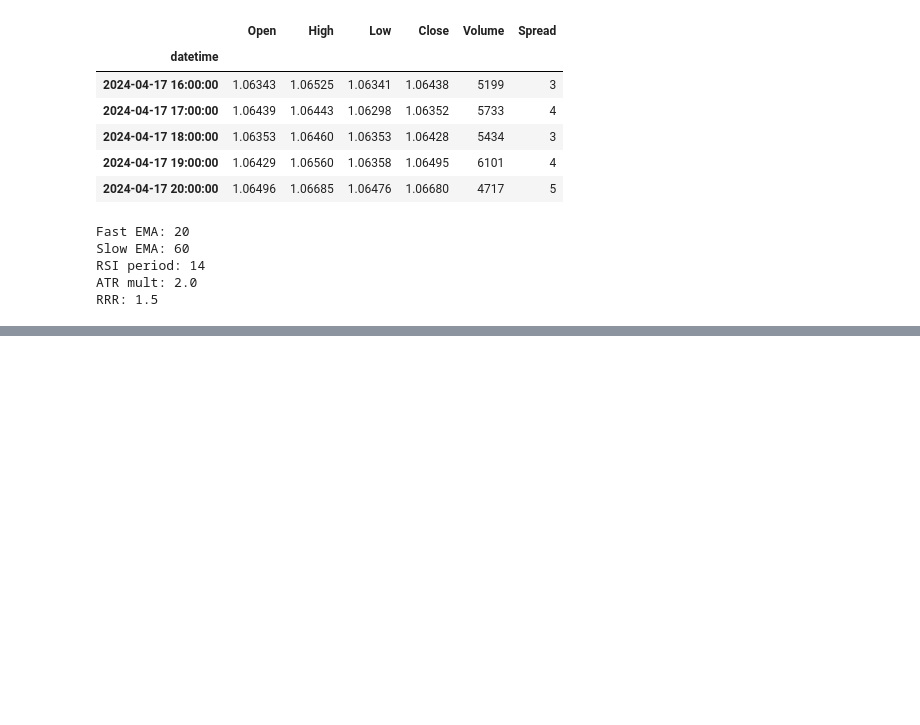
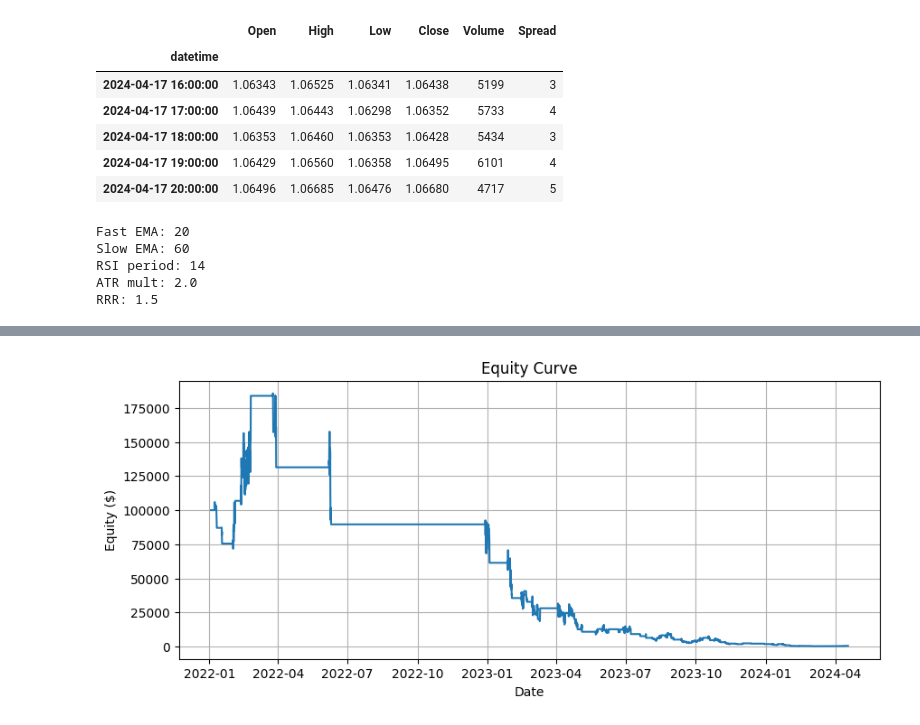
Before and after one commit to CannedOrgi/Trend-Following-MA-Crossover, a Jupyter notebook: EURUSD.ipynb, the cells around one changed output, grey strips where cells are left out. Cells and saved outputs as stored; diff of their text form; code cells hidden in the pictures; blank space fills up the shorter version.

```diff
--- a/EURUSD.ipynb
+++ b/EURUSD.ipynb
@@ -203,0 +313,12 @@ None
+# %%
+eq = stats._equity_curve['Equity']
+
+plt.figure(figsize=(10,4))
+plt.plot(eq.index, eq.values)
+plt.title("Equity Curve")
+plt.xlabel("Date")
+plt.ylabel("Equity ($)")
+plt.grid(True)
+plt.show()
+# %% [output]
+[figure, added]
```
Also changed, not shown: parts of 4 cells of this notebook.
